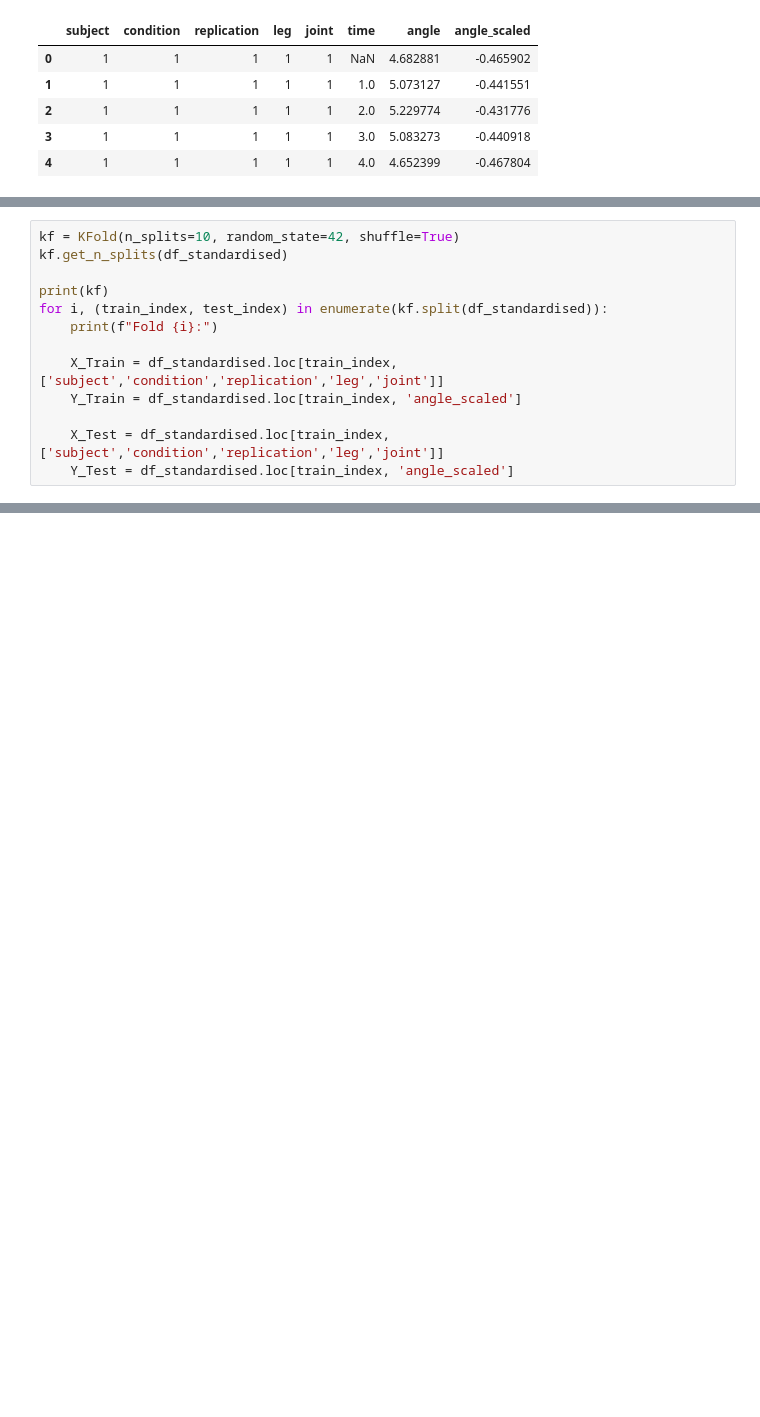
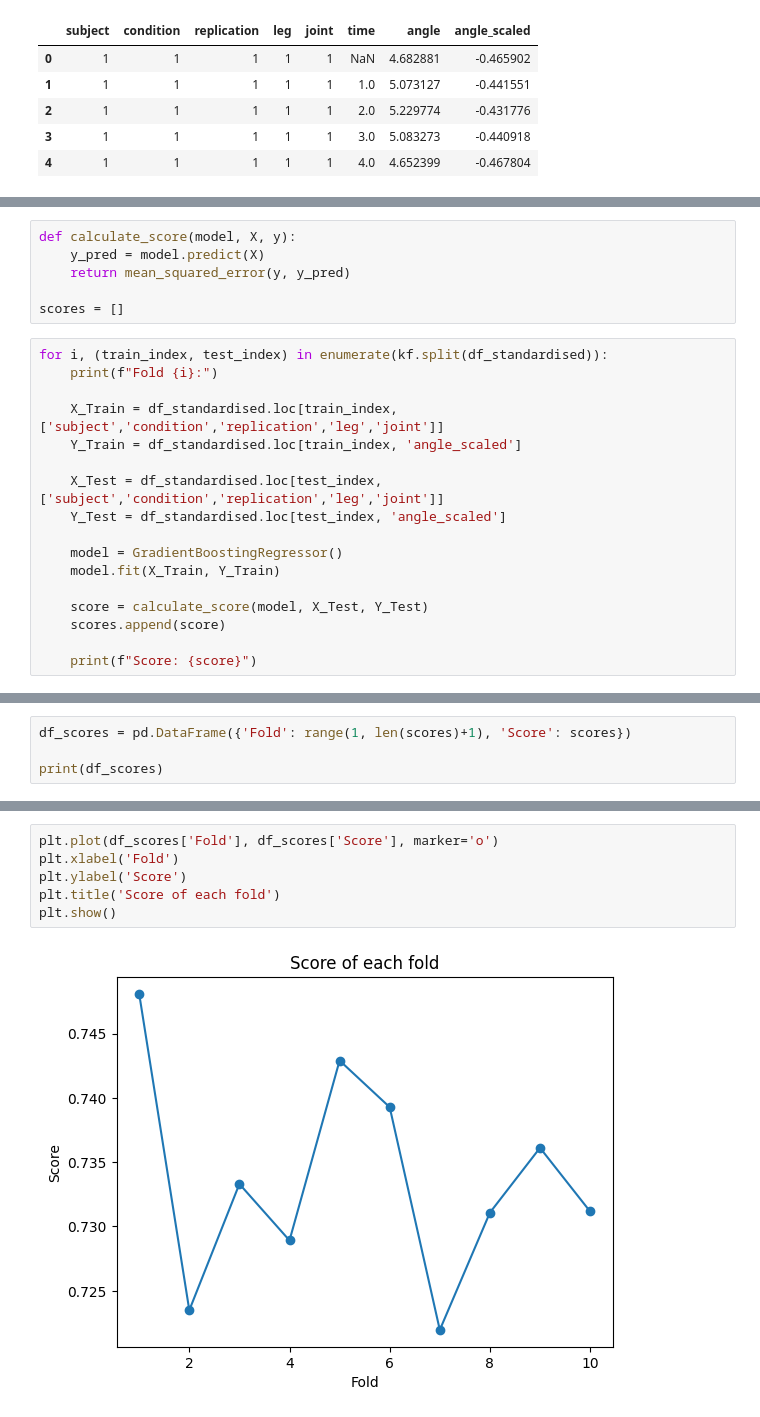
Before and after one commit to esvm4/225IS1401, a Jupyter notebook: Analysis/Models/Gradient.ipynb, the cells around one changed output, grey strips where cells are left out. Cells and saved outputs as stored; diff of their text form; blank space fills up the shorter version.

Commit message:
gradient

```diff
--- a/Analysis/Models/Gradient.ipynb
+++ b/Analysis/Models/Gradient.ipynb
@@ -16,13 +23,23 @@ df_standardised.head()
+# %%
+def calculate_score(model, X, y):
+    y_pred = model.predict(X)
+    return mean_squared_error(y, y_pred)
+
+scores = []
 # %%
-kf = KFold(n_splits=10, random_state=42, shuffle=True)
-kf.get_n_splits(df_standardised)
-
-print(kf)
 for i, (train_index, test_index) in enumerate(kf.split(df_standardised)):
     print(f"Fold {i}:")
 
     X_Train = df_standardised.loc[train_index, ['subject','condition','replication','leg','joint']]
     Y_Train = df_standardised.loc[train_index, 'angle_scaled']
 
-    X_Test = df_standardised.loc[train_index, ['subject','condition','replication','leg','joint']]
-    Y_Test = df_standardised.loc[train_index, 'angle_scaled']
+    X_Test = df_standardised.loc[test_index, ['subject','condition','replication','leg','joint']]
+    Y_Test = df_standardised.loc[test_index, 'angle_scaled']
+
+    model = GradientBoostingRegressor()
+    model.fit(X_Train, Y_Train)
+
+    score = calculate_score(model, X_Test, Y_Test)
+    scores.append(score)
+
+    print(f"Score: {score}")
@@ -28,0 +67,4 @@ for i, (train_index, test_index) in enumerate(kf.split(df_standardised)):
+# %%
+df_scores = pd.DataFrame({'Fold': range(1, len(scores)+1), 'Score': scores})
+
+print(df_scores)
@@ -28,0 +83,8 @@ for i, (train_index, test_index) in enumerate(kf.split(df_standardised)):
+# %%
+plt.plot(df_scores['Fold'], df_scores['Score'], marker='o')
+plt.xlabel('Fold')
+plt.ylabel('Score')
+plt.title('Score of each fold')
+plt.show()
+# %% [output]
+[figure, added]
```
Also changed, not shown: parts of 4 cells of this notebook, 3 other files.
